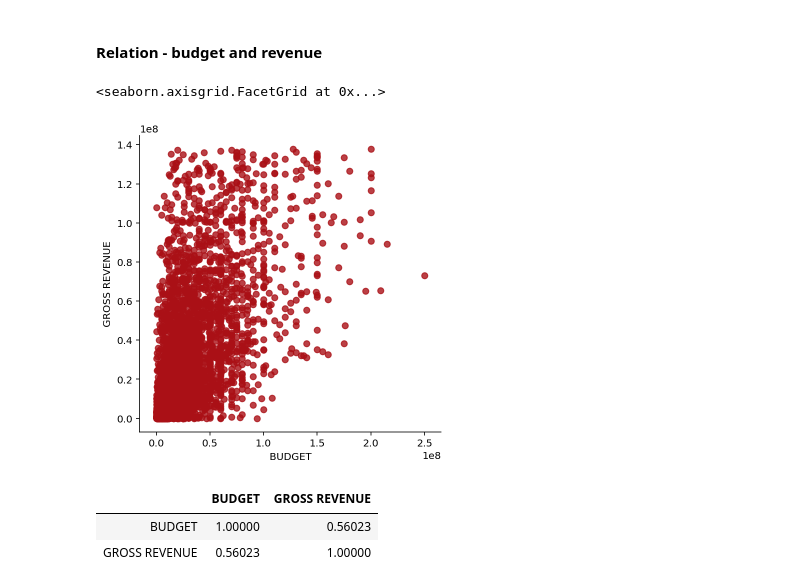
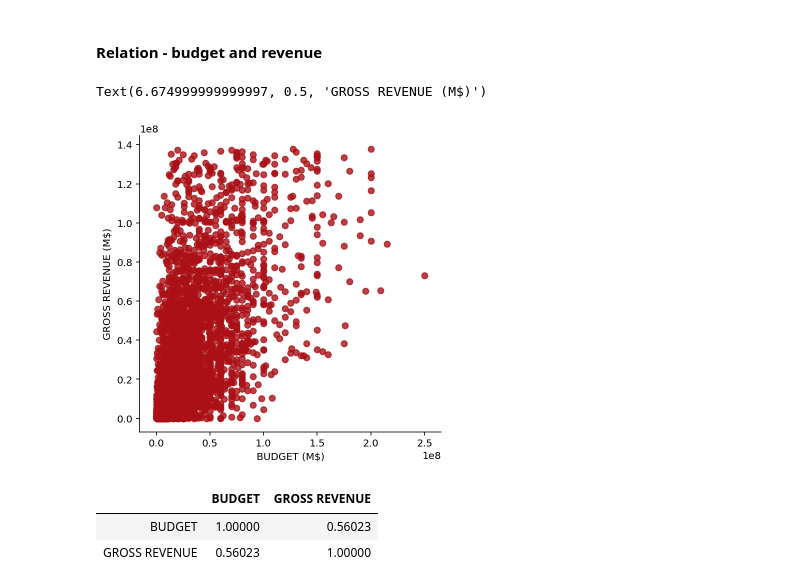
Before and after one commit to ta-data-lis/Project-Week-3-Data-Thieves, a Jupyter notebook: your-project/Movie budget analysis.ipynb, the cells around one changed output. Saved outputs shown, nothing was run; the diff lists cells and outputs as text; code cells hidden in the pictures.

```diff
--- a/your-project/Movie budget analysis.ipynb
+++ b/your-project/Movie budget analysis.ipynb
@@ -108,5 +68,5 @@ movies_db['% BUDGET/REVENUE'] = round((movies_db['BUDGET'] / movies_db['REVENUE'
 # %%
-# Renaming columns to be in millions
-movies_db.columns = ['TITLE', 'BUDGET', 'GROSS REVENUE', 'IMDB SCORE', '% BUDGET/REVENUE']
-movies_db.head()
+# final order
+movies_db = movies_db[['TITLE', 'BUDGET', 'GROSS REVENUE', '% BUDGET/REVENUE', 'IMDB SCORE']]
+movies_db
 # %% [output]
@@ -216,9 +165,9 @@ dtype: object
 # %% [markdown]
 # Rotten tomatoes cleaning
 # %%
-# importing file
-rotten_tomatoes_original = pd.read_csv('rotten_tomatoes_movies.csv')
-rotten_tomatoes_original.head()
+# import file
+rotten_tomatoes_original = pd.read_csv('datasets/rotten_tomatoes_movies.csv')
+rotten_tomatoes_original
 # %% [output]
 |  | rotten_tomatoes_link | movie_title | movie_info | critics_consensus | poster_image_url | rating | genre | ... |
 | 0 | /m/0814255 | Percy Jackson & the Olympians: Th... | A teenager discovers he's the des... | Though it may seem like just anot... | https://resizing.flixster.com/p1v... | PG | Action & Adventure, Comedy, Drama... | ... |
@@ -437,8 +330,8 @@ See the caveats in the documentation: http://pandas.pydata.org/pandas-docs/stabl
 # %% [markdown]
 # Stats
 # %%
-stats_db = all_db.describe()
-stats_db
+stats_all = all_db.describe()
+stats_all
 # %% [output]
 |  | BUDGET | GROSS REVENUE | % BUDGET/REVENUE | IMDB SCORE | ROTTEN TOMATOES SCORE | IMDB-R.TOMATOES |
 | count | 3.878000e+03 | 3.878000e+03 | 3.878000e+03 | 3878.000000 | 3878.000000 | 3878.000000 |
@@ -470,14 +378,15 @@ db_no_outliers = all_db[(all_db['BUDGET'] > budget_lower_limit) & (all_db['BUDGE
 # %%
-# Quartiles
-revenue_Q1 = stats_db['GROSS REVENUE'].loc['25%']
-revenue_Q3 = stats_db['GROSS REVENUE'].loc['75%']
+# get quartiles
+revenue_Q1 = stats_all['GROSS REVENUE'].loc['25%']
+revenue_Q3 = stats_all['GROSS REVENUE'].loc['75%']
 
-# IQR
+# calculate IQR
 revenue_IQR = revenue_Q3 - revenue_Q1
 
-# Limits
+# calculate limits
 revenue_upper_limit = revenue_Q3 + 1.5 * revenue_IQR
 revenue_lower_limit = revenue_Q1 - 1.5 * revenue_IQR
 
-# Removing outliers
+# remove outliers
 db_no_outliers = all_db[(all_db['GROSS REVENUE'] > revenue_lower_limit) & (all_db['GROSS REVENUE'] < revenue_upper_limit)]
+db_no_outliers
@@ -515,13 +419,14 @@ all_db['QUARTILES'] = pd.cut(all_db['BUDGET'], 4, labels = ['1Q', '2Q', '3Q', '4
 # %% [markdown]
 #### Relation - budget and revenue
 # %%
-#Plot
-
+# plot
 db_no_outliers = db_no_outliers.sort_values(by = ['BUDGET', 'GROSS REVENUE'])
 sns.lmplot(x = 'BUDGET', y = 'GROSS REVENUE', data = db_no_outliers, fit_reg = False)
+plt.xlabel('BUDGET (M$)')
+plt.ylabel('GROSS REVENUE (M$)')
 # %% [output]
-<seaborn.axisgrid.FacetGrid at 0x...>
+Text(6.674999999999997, 0.5, 'GROSS REVENUE (M$)')
-[figure, old version]
+[figure, new version]
 # %%
 # correlation
 db_no_outliers[['BUDGET', 'GROSS REVENUE']].corr()
```
Also changed, not shown: parts of 59 cells of this notebook.
